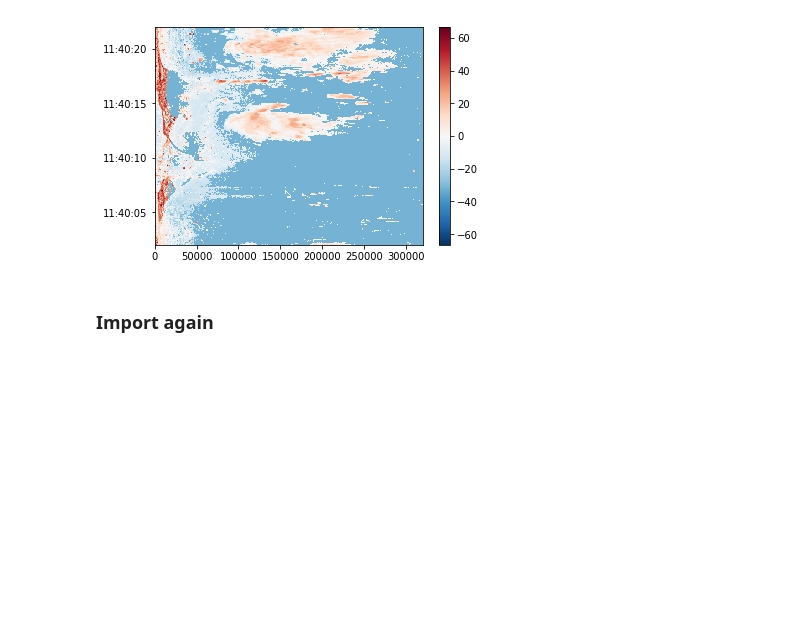
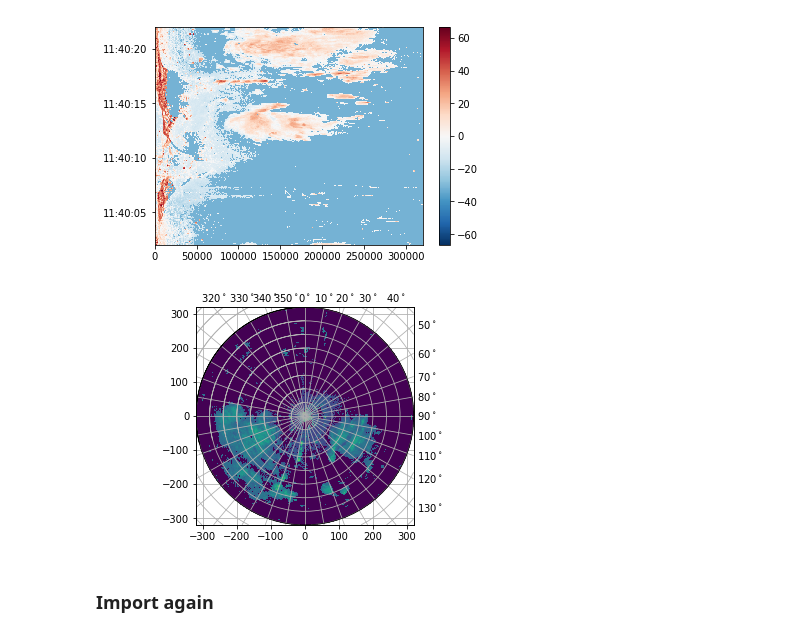
Before and after one commit to wradlib/wradlib-notebooks, a Jupyter notebook: notebooks/fileio/wradlib_xarray_radial_odim.ipynb, the cells around one changed output. Cells and saved outputs as stored; diff of their text form; code cells hidden in the pictures; blank space fills up the shorter version.

```diff
--- a/notebooks/fileio/wradlib_xarray_radial_odim.ipynb
+++ b/notebooks/fileio/wradlib_xarray_radial_odim.ipynb
@@ -132,6 +135,10 @@ cf1['sweep_1'].sortby('time').DBZH.plot(add_labels=False)
 # %% [output]
 <matplotlib.collections.QuadMesh at 0x...>
 [figure]
+# %%
+ax, pm = cf1['sweep_1'].DBZH.wradlib.plot_ppi(cg=True, rf=1000)
+# %% [output]
+[figure, added]
 # %%
 cf1.to_odim('testodim.h5')
 cf1.to_cfradial2('test_odim_as_cfradial.nc')
```
Also changed, not shown: parts of 1 cell of this notebook, 2 other files.
